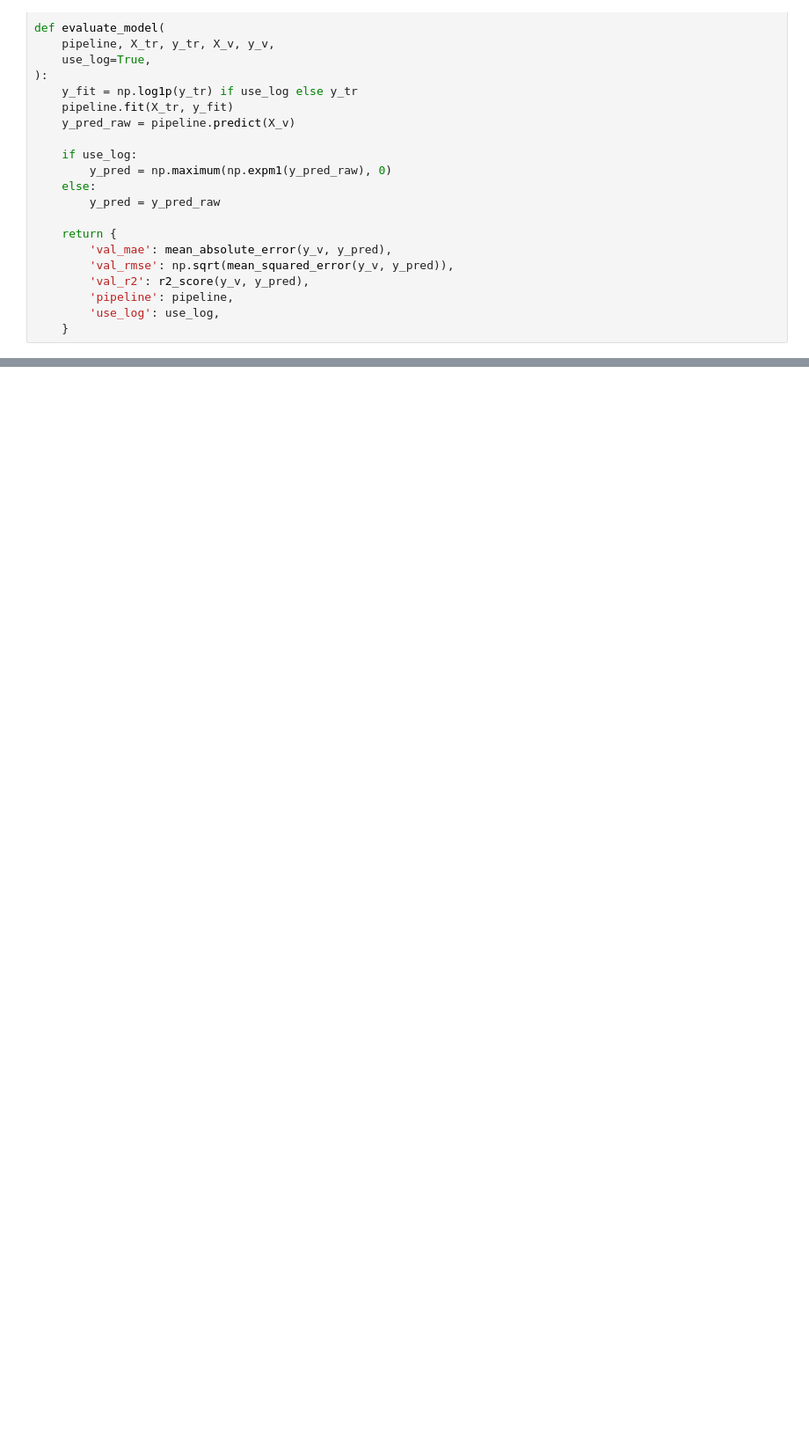
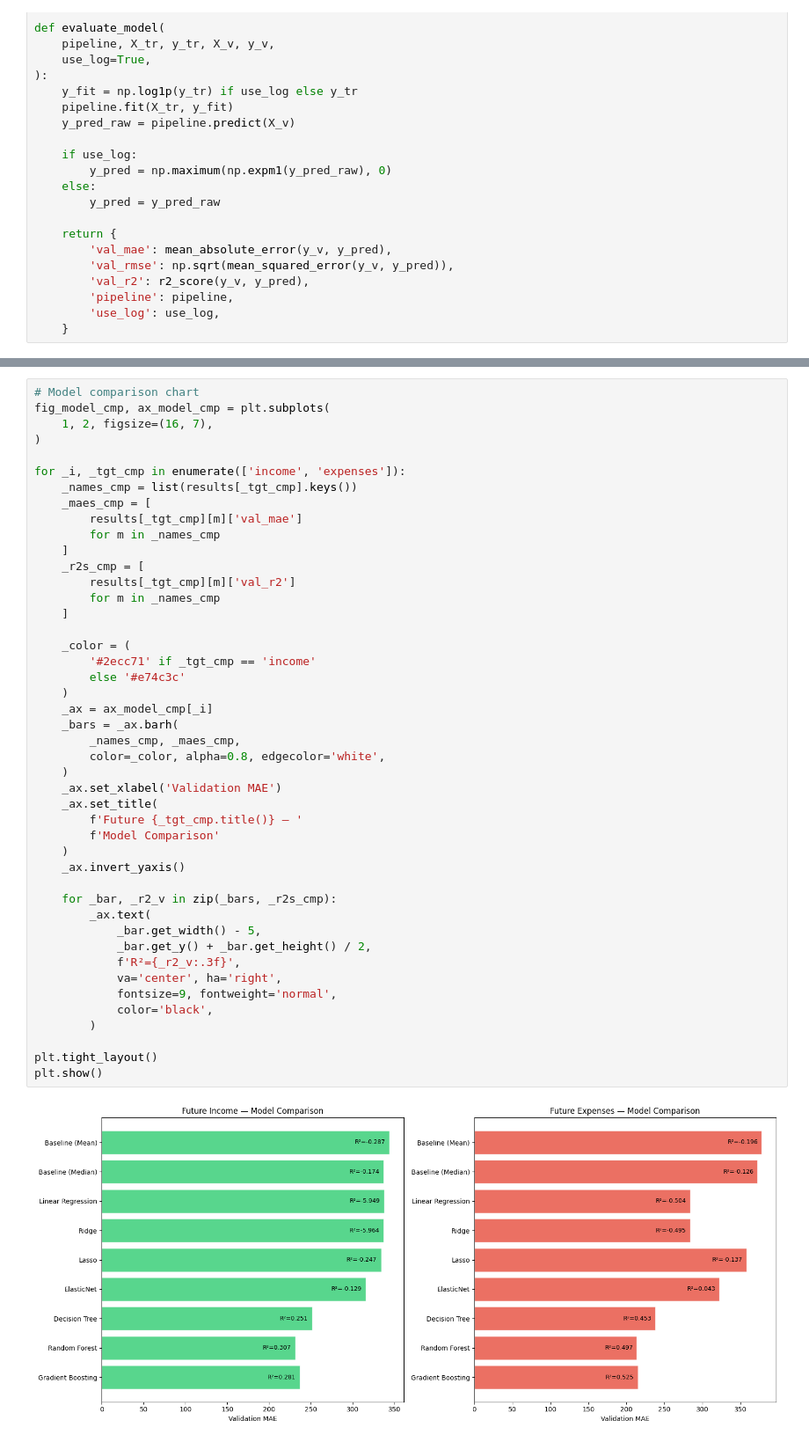
Before and after one commit to abir171915/N26-Income-and-Expences-prediction-, a Jupyter notebook: n26.ipynb, the cells around one changed output, grey strips where cells are left out. Shown at 88% size. Cells and saved outputs as stored; diff of their text form; blank space fills up the shorter version.

```diff
--- a/n26.ipynb
+++ b/n26.ipynb
@@ -596,0 +641,47 @@ def evaluate_model(
+# %%
+# Model comparison chart
+fig_model_cmp, ax_model_cmp = plt.subplots(
+    1, 2, figsize=(16, 7),
+)
+
+for _i, _tgt_cmp in enumerate(['income', 'expenses']):
+    _names_cmp = list(results[_tgt_cmp].keys())
+    _maes_cmp = [
+        results[_tgt_cmp][m]['val_mae']
+        for m in _names_cmp
+    ]
+    _r2s_cmp = [
+        results[_tgt_cmp][m]['val_r2']
+        for m in _names_cmp
+    ]
+
+    _color = (
+        '#2ecc71' if _tgt_cmp == 'income'
+        else '#e74c3c'
+    )
+    _ax = ax_model_cmp[_i]
+    _bars = _ax.barh(
+        _names_cmp, _maes_cmp,
+        color=_color, alpha=0.8, edgecolor='white',
+    )
+    _ax.set_xlabel('Validation MAE')
+    _ax.set_title(
+        f'Future {_tgt_cmp.title()} — '
+        f'Model Comparison'
+    )
+    _ax.invert_yaxis()
+
+    for _bar, _r2_v in zip(_bars, _r2s_cmp):
+        _ax.text(
+            _bar.get_width() - 5,
+            _bar.get_y() + _bar.get_height() / 2,
+            f'R²={_r2_v:.3f}',
+            va='center', ha='right',
+            fontsize=9, fontweight='normal',
+            color='black',
+        )
+
+plt.tight_layout()
+plt.show()
+# %% [output]
+[figure, added]
```
Also changed, not shown: parts of 5 cells of this notebook, 1 other file.
